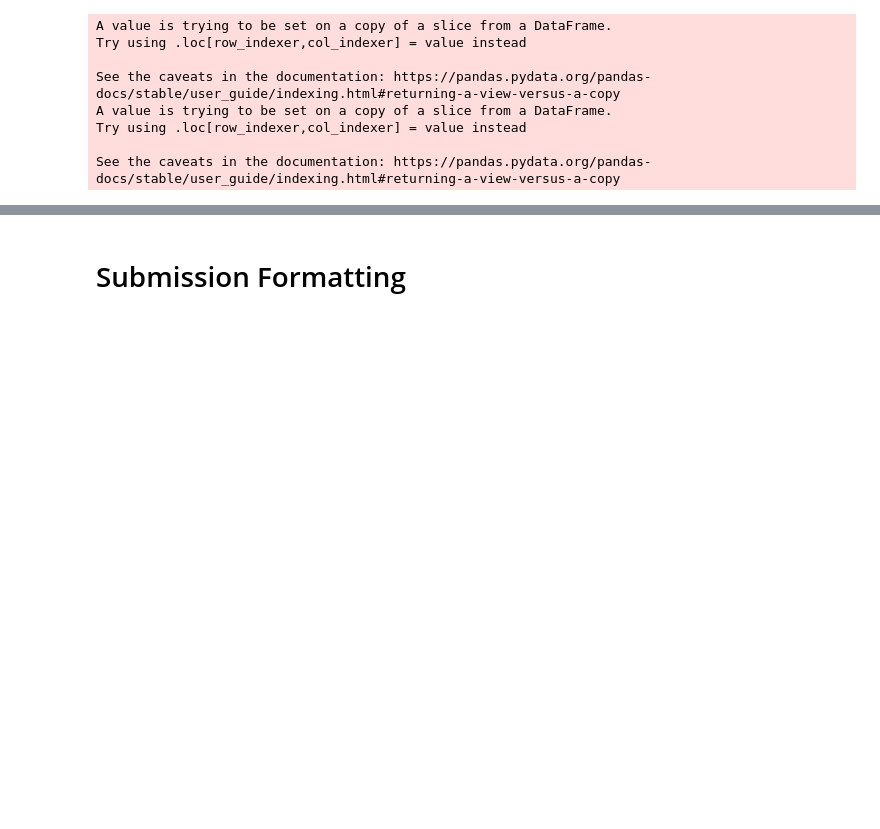
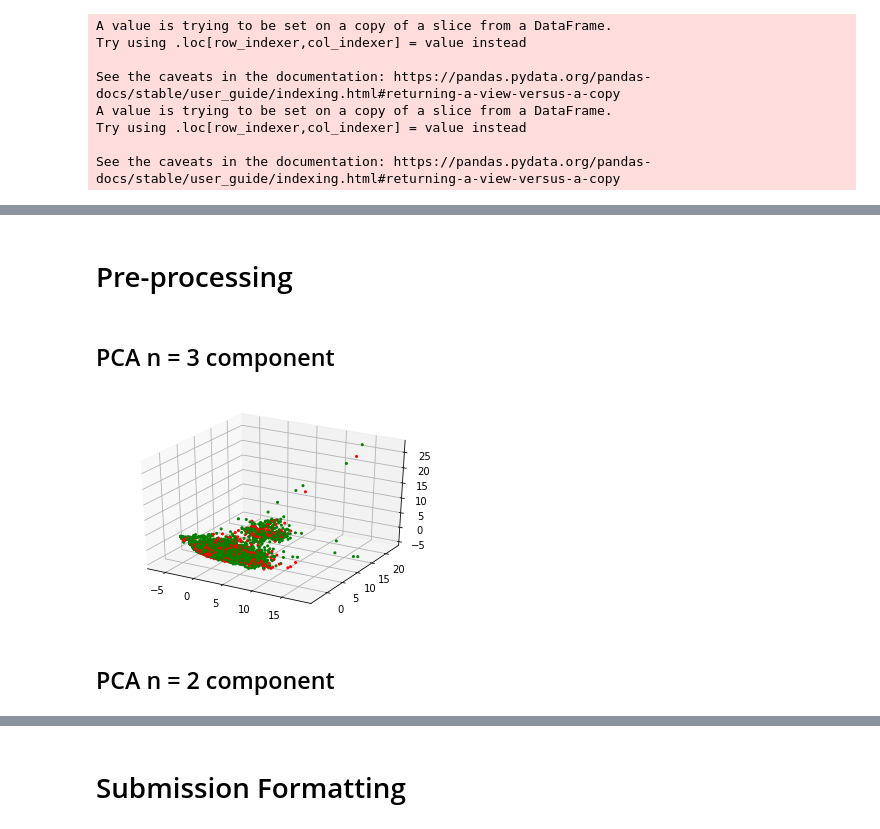
Before and after one commit to sergio-gimenez/anomaly-4G-detection, a Jupyter notebook: MLEARN_Competition_GimenezCastell.ipynb, the cells around one changed output, grey strips where cells are left out. Saved outputs shown, nothing was run; the diff lists cells and outputs as text; code cells hidden in the pictures; blank space fills up the shorter version.

Commit message:
Plots of the PCAs

```diff
--- a/MLEARN_Competition_GimenezCastell.ipynb
+++ b/MLEARN_Competition_GimenezCastell.ipynb
@@ -227,0 +86,24 @@ pred_test = clf_GS.predict(X_test)
+# %% [markdown]
+# Pre-processing
+# %%
+from mpl_toolkits.mplot3d import Axes3D
+import matplotlib.pyplot as plt
+from sklearn.decomposition import PCA
+
+colors=['green' if l==0 else 'red' for l in y_train]
+# %% [markdown]
+## PCA n = 3 component
+# %%
+pca = PCA(n_components=3)  # Reduce to k=3 dimensions
+scaler = StandardScaler()
+X_norm = scaler.fit_transform(X_train)
+X_reduce = pca.fit_transform(X_norm)
+# %%
+fig = plt.figure()
+ax = fig.add_subplot(111, projection='3d')
+ax.scatter(X_reduce[:,0], X_reduce[:, 1], X_reduce[:, 2], s=4, alpha=1,color=colors)
+plt.show()
+# %% [output]
+[figure, added]
+# %% [markdown]
+## PCA n = 2 component
```
Also changed, not shown: parts of 17 cells of this notebook.
